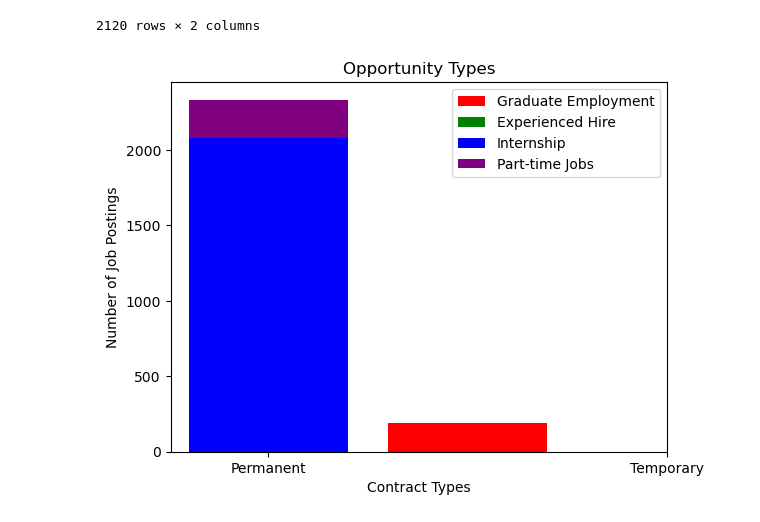
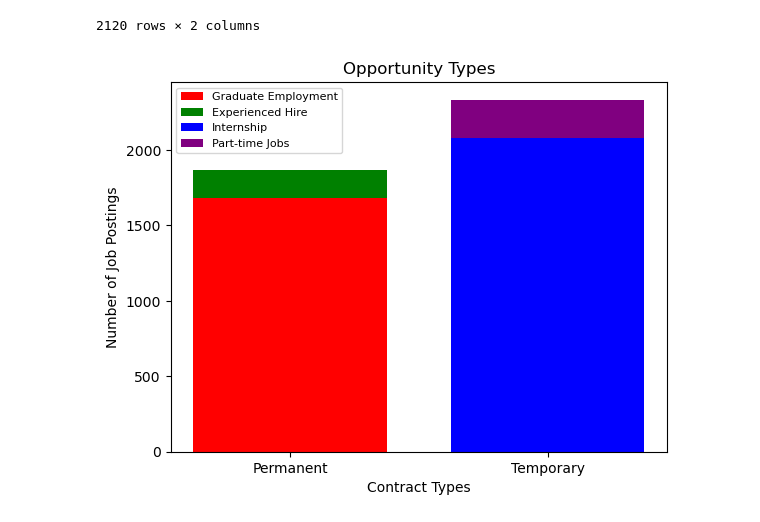
Before and after one commit to ethanvirtudazo/DS105_Project, a Jupyter notebook: data_viz_job_types.ipynb, the cells around one changed output. Saved outputs shown, nothing was run; the diff lists cells and outputs as text; code cells hidden in the pictures.

```diff
--- a/data_viz_job_types.ipynb
+++ b/data_viz_job_types.ipynb
@@ -2,7 +2,7 @@
 import pandas as pd
 import numpy as np
 
-path = "/Users/torreshong/Documents/GitHub/DS105_Project/6622_jobs.xls"
+path = "/Users/User/Documents/GitHub/DS105_Project/6622_jobs.xls"
 
 df_import = pd.read_excel(path)
 df_import.shape
@@ -85,35 +85,43 @@ counts_temporary = df_temporary.value_counts()
 #plt.ylabel("Number of Job Postings")
 #plt.show()
 # %%
-grad_counts = counts_permanent.loc[["Graduate employment", "Experienced hire (2+ years)"]].reset_index() #reset index to reset the dataframes to integer values, and pass the contract type labels as the x-axis values
+grad_counts = counts_permanent.loc[["Graduate employment"]].reset_index() #reset index to reset the dataframes to integer values, and pass the contract type labels as the x-axis values
 exp_counts = counts_permanent.loc[["Experienced hire (2+ years)"]].reset_index()
 
 intern_counts = counts_temporary.loc[["Internship"]].reset_index()
 pt_counts = counts_temporary.loc[["Part-time jobs"]].reset_index()
 
 fig, ax = plt.subplots() #to create a figure and a set of subplots - tried using a single bar chart to stack and failed
 
 
 #to specify that the first bar in the stack (grad_counts) should start from the origin of the y-axis
 bottom = np.zeros(len(grad_counts.index))
 
 
-#spltting the bars
-bar_1 = ax.bar(grad_counts.index, grad_counts.iloc[:,2].values, color='r')
-bar_2 = ax.bar(exp_counts.index, exp_counts.iloc[:,2].values, color='g', bottom=grad_counts.iloc[:,2].values)
-bar_3 = ax.bar(intern_counts.index, intern_counts.iloc[:,2].values, color='b')
-bar_4 = ax.bar(pt_counts.index, pt_counts.iloc[:,2].values, color='purple', bottom=intern_counts.iloc[:,2].values)
+# Define x-coordinates for each bar
+x_coord_1 = np.arange(len(grad_counts.index)) +1
+x_coord_2 = x_coord_1
+x_coord_3 = x_coord_2 + 1 # Shift the third bar to the right by 0.25 units
+x_coord_4 = x_coord_3
+
+# Plot the bars
+bar_1 = ax.bar(x_coord_1, grad_counts.iloc[:,2].values, color='r', width=0.75)
+bar_2 = ax.bar(x_coord_2, exp_counts.iloc[:,2].values, color='g', bottom=grad_counts.iloc[:,2].values, width=0.75)
+bar_3 = ax.bar(x_coord_3, intern_counts.iloc[:,2].values, color='b', width=0.75)
+bar_4 = ax.bar(x_coord_4, pt_counts.iloc[:,2].values, color='purple', bottom=intern_counts.iloc[:,2].values, width=0.75)
+
 
 #titles, x & y axis, legend
 ax.set_title("Opportunity Types")
 ax.set_xlabel("Contract Types")
 ax.set_ylabel("Number of Job Postings")
 ax.legend((bar_1, bar_2, bar_3, bar_4), ('Graduate Employment', 'Experienced Hire', 'Internship', 'Part-time Jobs'))
-ax.set_xticks([0, 2])
+plt.legend(['Graduate Employment', 'Experienced Hire', 'Internship', 'Part-time Jobs'], fontsize=8)
+ax.set_xticks([1, 2])
 ax.set_xticklabels(["Permanent", "Temporary"])
 plt.show()
 # %% [output]
-[figure, old version]
+[figure, new version]
 # %%
 #fig, ax = plt.subplots()
 
```
Also changed, not shown: 1 other file.
